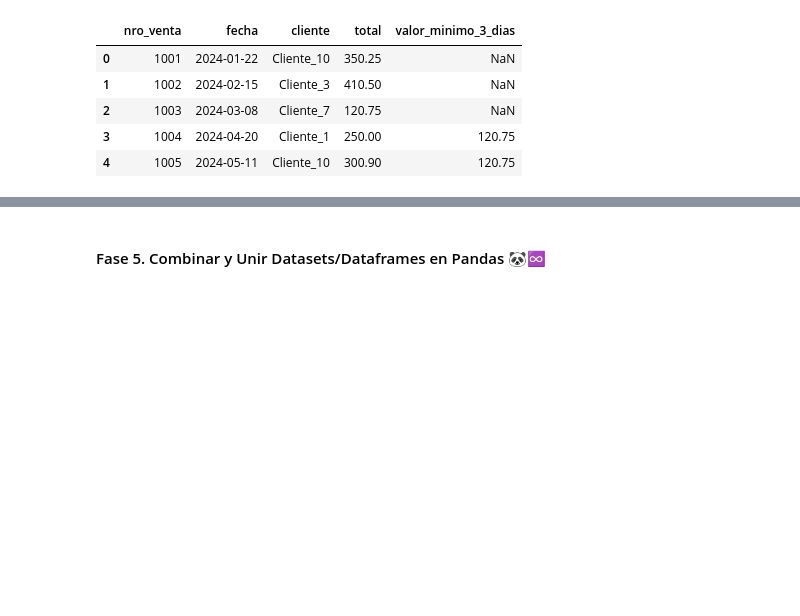
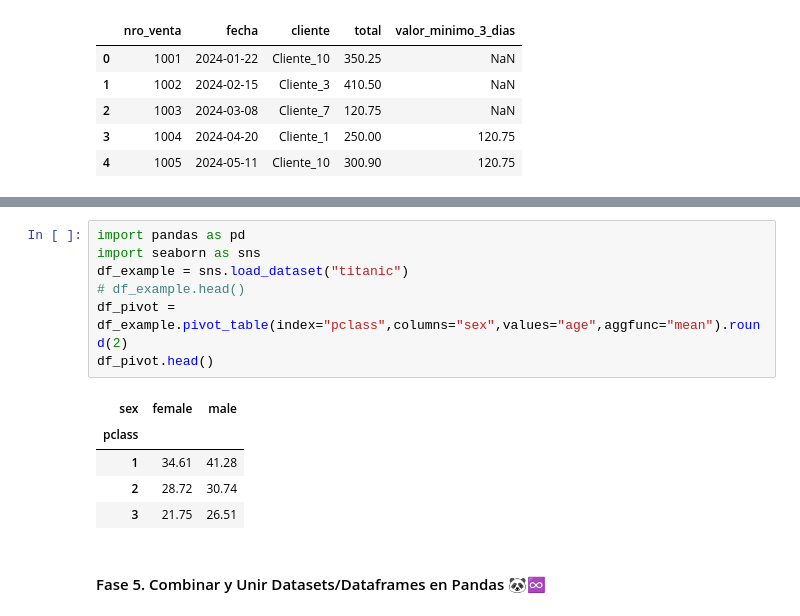
Before and after one commit to BrayanR03/Fundamentos-Pandas-y-Polars, a Jupyter notebook: pandas/06_manipulacion_datos_pandas.ipynb, the cells around one changed output, grey strips where cells are left out. Drawn from its saved outputs; the diff is of its cells as text; blank space fills up the shorter version.

```diff
--- a/pandas/06_manipulacion_datos_pandas.ipynb
+++ b/pandas/06_manipulacion_datos_pandas.ipynb
@@ -816,3 +867,16 @@ df_ventas_minimo_3_dias_sin_fila_actual.head()
+# %%
+import pandas as pd
+import seaborn as sns
+df_example = sns.load_dataset("titanic")
+# df_example.head()
+df_pivot = df_example.pivot_table(index="pclass",columns="sex",values="age",aggfunc="mean").round(2)
+df_pivot.head()
+# %% [output]
+| sex | female | male |
+| pclass |  |  |
+| 1 | 34.61 | 41.28 |
+| 2 | 28.72 | 30.74 |
+| 3 | 21.75 | 26.51 |
 # %% [markdown]
 #### Fase 5. Combinar y Unir Datasets/Dataframes en Pandas 🐼♾️
 # %% [markdown]
```
Also changed, not shown: parts of 3 cells of this notebook, 1 other file.
